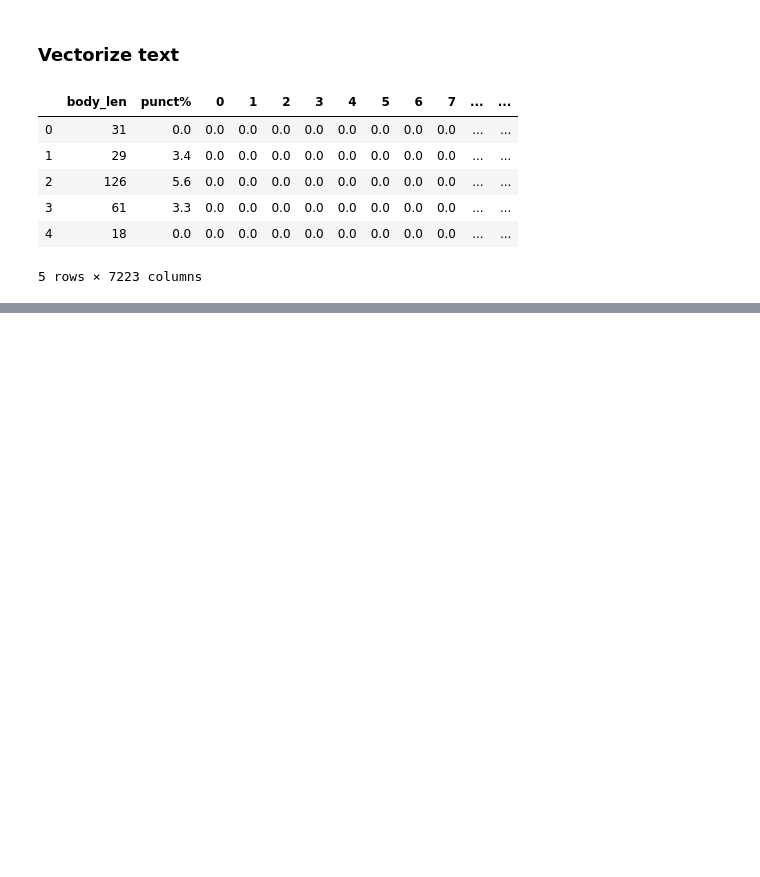
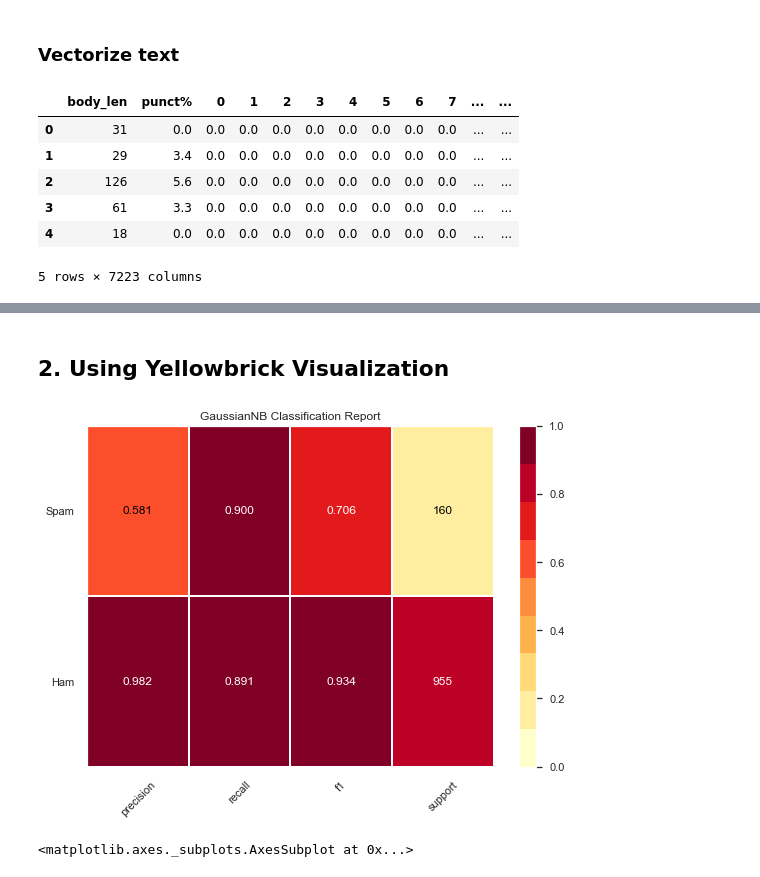
Before and after one commit to Sk70249/NLP-Spam-Ham-Classifier, a Jupyter notebook: NLP Spam-Ham Classifier.ipynb, the cells around one changed output, grey strips where cells are left out. Saved outputs shown, nothing was run; the diff lists cells and outputs as text; code cells hidden in the pictures; blank space fills up the shorter version.

```diff
--- a/NLP Spam-Ham Classifier.ipynb
+++ b/NLP Spam-Ham Classifier.ipynb
@@ -408,0 +452,18 @@ array([[955,   0],
+# %% [markdown]
+## 2. Using Yellowbrick Visualization
+# %%
+from sklearn.naive_bayes import GaussianNB
+from yellowbrick.classifier import ClassificationReport
+
+# Instantiate the classification model and visualizer
+classes = ["Ham", "Spam"]
+
+bayes = GaussianNB()
+visualizer = ClassificationReport(bayes, classes=classes, support=True)
+
+visualizer.fit(X_train_vect, y_train)  # Fit the visualizer and the model
+visualizer.score(X_test_vect, y_test)  # Evaluate the model on the test data
+visualizer.show()             # Draw/show the data
+# %% [output]
+[figure, added]
+<matplotlib.axes._subplots.AxesSubplot at 0x...>
```
Also changed, not shown: parts of 12 cells of this notebook.
